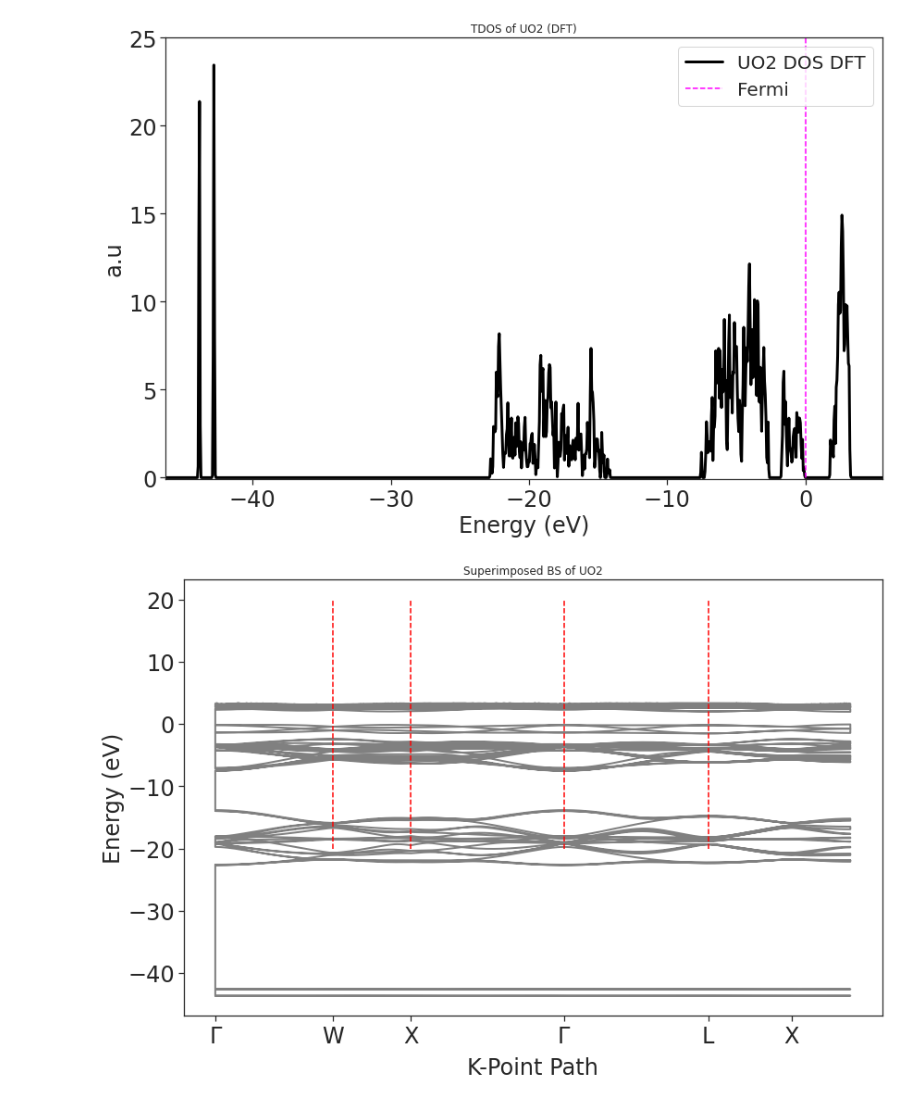
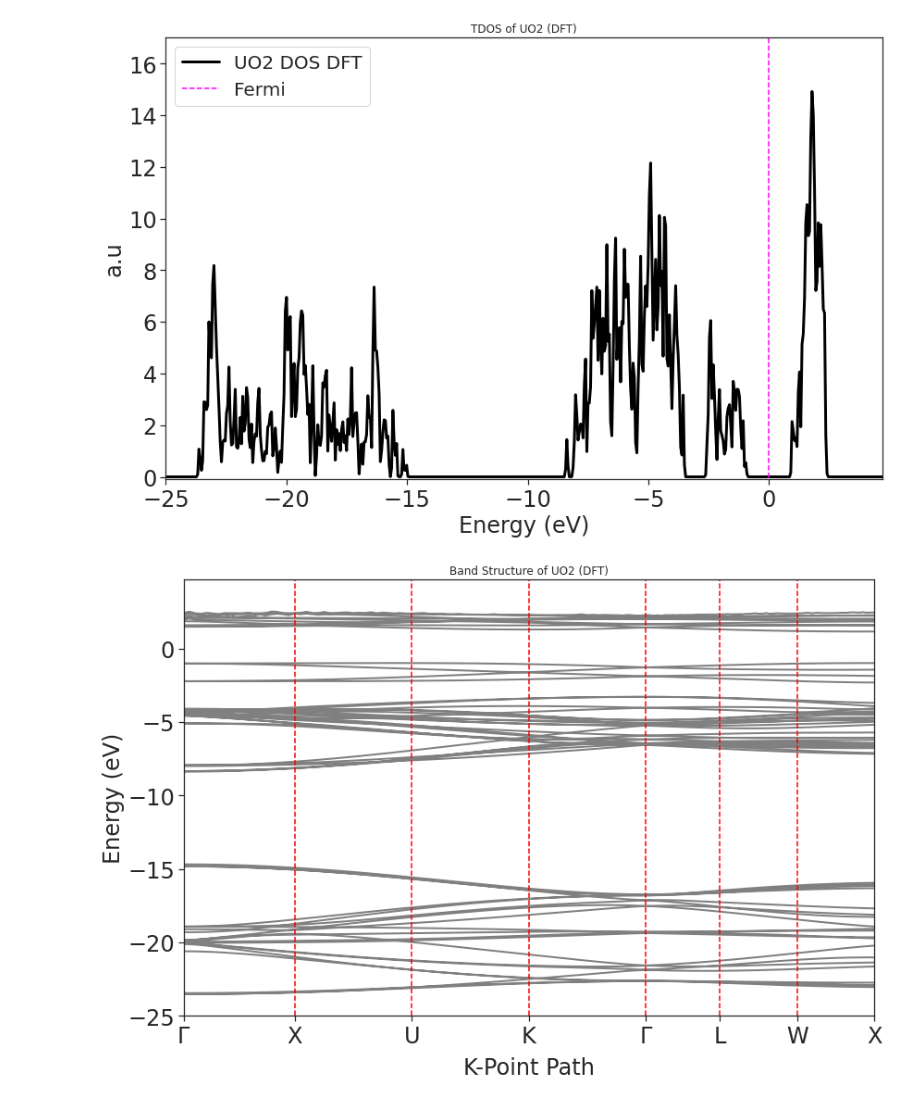
Before and after one commit to ajense28/Python-Scripts, a Jupyter notebook: plotAllUO2.ipynb, the cells around one changed output. Cells and saved outputs as stored; diff of their text form; code cells hidden in the pictures.

```diff
--- a/plotAllUO2.ipynb
+++ b/plotAllUO2.ipynb
@@ -42,56 +42,56 @@ def k_path_dft(kpoints, POSCAR): # poscar is path to output file (./POSCAR)
 # %%
 # density of state
 TDOS = np.array(np.loadtxt('./UO2/DFT/3-DOS/TDOS.dat'))
-fermi = 0
+fermi = (1.70561 - (-0.00639)) / 2 + (-0.00639)
 # plot TDOS
 fig1 = plt.figure(figsize=(12,8))
 plt.plot(TDOS[:,0]-fermi, TDOS[:,1], color='k',lw=3, label='UO2 DOS DFT')
 plt.vlines(0,-10,110,color='magenta',linestyle='dashed', label='Fermi')
 plt.xlabel('Energy (eV)')
 plt.ylabel('a.u')
-plt.xlim(TDOS[0,0]-fermi,TDOS[-1,0]-fermi)
-plt.ylim(-0.1,25)
+plt.xlim(-25,TDOS[-1,0]-fermi)
+plt.ylim(-0.1,17)
 plt.legend()
 plt.title('TDOS of UO2 (DFT)')
-plt.savefig('UO2-DOS-DFT.jpeg',  bbox_inches='tight', pad_inches = 1, dpi=400)
+plt.savefig('./figures/UO2-DOS-DFT.jpeg',  bbox_inches='tight', pad_inches = 1, dpi=400)
 plt.show()
 # %% [output]
-[figure, old version]
+[figure, new version]
 # %%
 # band structure
 #
-KPOINTS = [[0,0,0],[0,1,0],[0.5,0.75,0.25],[0,0,0],[0.5,0.5,0.5],[0,1,0]] # copied from KPOINTS
+KPOINTS = [[0,0,0],[0.5,0,0.5],[0.625,0.25,0.625],[0.375,0.375,0.75],[0,0,0],[0.5,0.5,0.5],[0.5,0.25,0.75],[0.5,0,0.5]] # copied from KPOINTS
 
-fermi = 0 # Band gap as variable,  not necessary
-Bands_Xe_DFT = np.array(np.loadtxt("./UO2/DFT/4-BS/BAND.dat")) # update this ho
-KPATH_Xe_DFT = k_path_dft(KPOINTS, "./UO2/DFT/4-BS/POSCAR") # update this to be my poscar
+fermi = (1.70561 - (-0.00639)) / 2 + (-0.00639)
+Bands_UO2_DFT = np.array(np.loadtxt("./UO2/DFT/4-BS/BAND.dat")) # update this ho
+KPATH_UO2_DFT = k_path_dft(KPOINTS, "./UO2/DFT/4-BS/POSCAR") # update this to be my poscar
 # bilbalo chrystallogrphic server, symmetry, kvec, choose sym for struct, #227 Fd-3m, kvectors ##############3
 #print('shape', np.shape(Bands_Xe_DFT))
 #print(KPATH_Xe_DFT)
 
 ############# v plot BS
 fig3 = plt.figure(figsize=(12,8))
-plt.plot(Bands_Xe_DFT[:,0], Bands_Xe_DFT[:,1:-1]-fermi, color='grey', lw=2)#, label='Xe_BS_DFT') # use first column of reformatted bands to be x vals =
-kpts=[Bands_Xe_DFT[0,0],Bands_Xe_DFT[79,0],Bands_Xe_DFT[159,0],Bands_Xe_DFT[239,0],Bands_Xe_DFT[319,0],Bands_Xe_DFT[399,0]]# location of kpts from dataset
-plt.xticks(kpts,['\u0393','W','X','\u0393','L','X'])
-plt.vlines(kpts[1:5],-20,20,color='red',linestyle='dashed')
+plt.plot(Bands_UO2_DFT[:,0], Bands_UO2_DFT[:,1:-1]-fermi, color='grey', lw=2)#, label='Xe_BS_DFT') # use first column of reformatted bands to be x vals =
+kpts=[Bands_UO2_DFT[0,0],Bands_UO2_DFT[19,0],Bands_UO2_DFT[39,0],Bands_UO2_DFT[59,0],Bands_UO2_DFT[79,0],Bands_UO2_DFT[99,0],Bands_UO2_DFT[119,0],Bands_UO2_DFT[139,0]]# location of kpts from dataset
+plt.xticks(kpts,['\u0393','X','U','K','\u0393','L','W','X'])
+plt.vlines(kpts[1:7],-25,TDOS[-1,0]-fermi,color='red',linestyle='dashed')
 plt.xlabel('K-Point Path', labelpad = 10)
 plt.ylabel('Energy (eV)', labelpad = 3)
-#plt.xlim(1,Bands_Xe_DFT[-1,0])
-#plt.ylim(-0,30)
+plt.xlim(Bands_UO2_DFT[0,0],Bands_UO2_DFT[139,0])
+plt.ylim(-25,TDOS[-1,0]-fermi)
 #plt.legend()
-plt.title('Superimposed BS of UO2')
+plt.title('Band Structure of UO2 (DFT)')
 ################### v DOS plot
 #plt.subplot(122)
 #plt.plot(DOS_AA_DFT[:,1]/5, DOS_AA_DFT[:,0]-(BandGap_AA_DFT/2), color='purple')
 #plt.text(2, -0.25, f'{COF_AA}-DFT = {BandGap_AA_DFT} eV', color='purple', fontsize=16)
 #plt.xlabel('DOS', labelpad=10)
 #plt.ylim(-2,2)
 #plt.xlim(0,60)
 #plt.hlines(ConductionBand_AA_DFT-(BandGap_AA_DFT/2),0,80,color='purple',linestyle='dashed')
 #plt.hlines(ValenceBand_AA_DFT-(BandGap_AA_DFT/2),0,80,color='purple',linestyle='dashed')
 
-plt.savefig('UO2-BS-DFT.jpeg',  bbox_inches='tight', pad_inches = 1, dpi=400)
+plt.savefig('./figures/UO2-BS-DFT.jpeg',  bbox_inches='tight', pad_inches = 1, dpi=400)
 plt.show()
 # %% [output]
-[figure, old version]
+[figure, new version]
```
Also changed, not shown: 2 other files.
